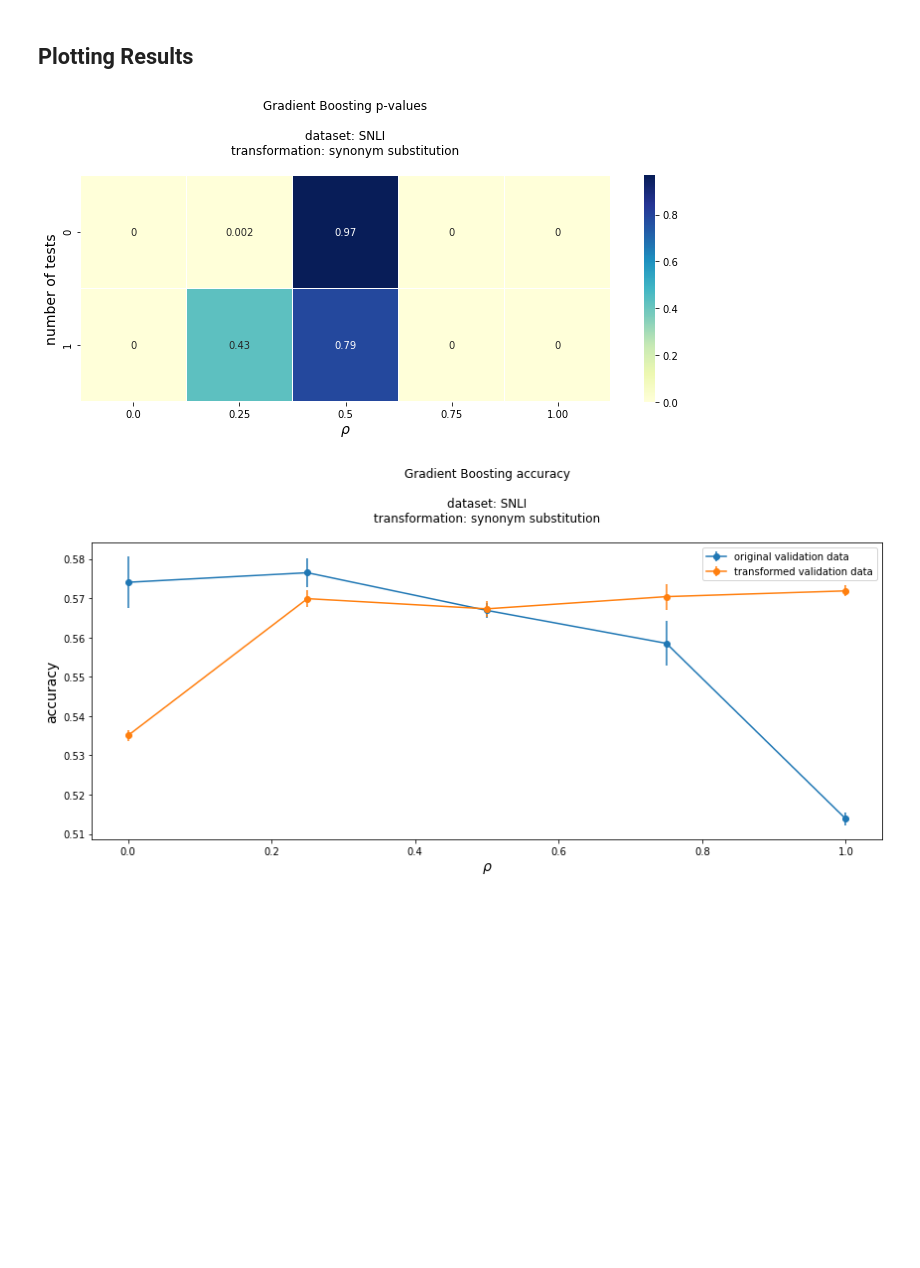
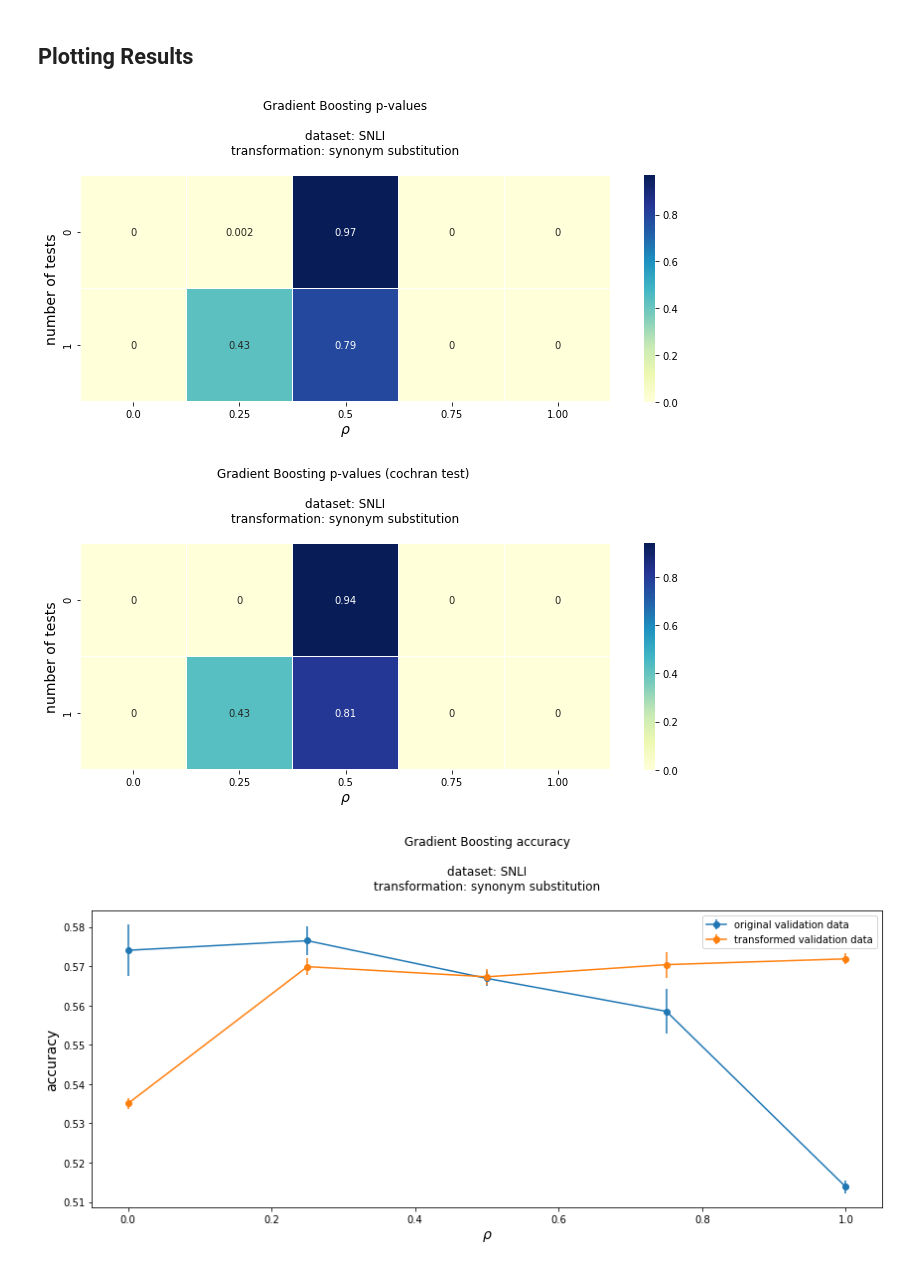
Before and after one commit to lukewanless/looking-for-equivalences, a Jupyter notebook: src/check_results_xgb_p_and_h.ipynb, the cells around one changed output. Cells and saved outputs as stored; diff of their text form; code cells hidden in the pictures; blank space fills up the shorter version.

Commit message:
update xgb snli results part 1

```diff
--- a/src/check_results_xgb_p_and_h.ipynb
+++ b/src/check_results_xgb_p_and_h.ipynb
@@ -60,0 +106,16 @@ show_df(df_rho_1p0)
+# %%
+dfs = [df_rho_0, df_rho_0p25, df_rho_0p5, df_rho_0p75, df_rho_1p0]
+names = ["0.0", "0.25", "0.5", "0.75", "1.00" ]
+
+all_p_values = {}
+for df, name in zip(dfs, names):
+    results = df.p_value
+    all_p_values[name] = results.astype(np.float)
+
+fig, ax = plt.subplots(figsize=(10,5))
+sns.heatmap(pd.DataFrame(all_p_values), annot=True, cmap="YlGnBu", linewidths=0.3, ax=ax);
+ax.set_xlabel(r"$\rho$", fontsize=14);
+ax.set_ylabel("number of tests", fontsize=14);
+ax.set_title("Gradient Boosting p-values\n\ndataset: SNLI\ntransformation: synonym substitution\n");
+fig.tight_layout()
+fig.savefig('figs/gb_p_values_snli_sin_p_h.png', bbox_inches=None, pad_inches=0.5)
@@ -67,7 +130,7 @@ names = ["0.0", "0.25", "0.5", "0.75", "1.00" ]
 all_p_values = {}
 for df, name in zip(dfs, names):
     results = df.p_value
-    all_p_values[name] = results
+    all_p_values[name] = results.astype(np.float)
 
 fig, ax = plt.subplots(figsize=(10,5))
 sns.heatmap(pd.DataFrame(all_p_values), annot=True, cmap="YlGnBu", linewidths=0.3, ax=ax);
@@ -76,6 +139,21 @@ ax.set_ylabel("number of tests", fontsize=14);
 ax.set_title("Gradient Boosting p-values\n\ndataset: SNLI\ntransformation: synonym substitution\n");
 fig.tight_layout()
 fig.savefig('figs/gb_p_values_snli_sin_p_h.png', bbox_inches=None, pad_inches=0.5)
+
+
+all_p_values = {}
+for df, name in zip(dfs, names):
+    results = df.cochran_p_value
+    all_p_values[name] = results.astype(np.float)
+
+
+fig, ax = plt.subplots(figsize=(10,5))
+sns.heatmap(pd.DataFrame(all_p_values), annot=True, cmap="YlGnBu", linewidths=0.3, ax=ax);
+ax.set_xlabel(r"$\rho$", fontsize=14);
+ax.set_ylabel("number of tests", fontsize=14);
+ax.set_title("Gradient Boosting p-values (cochran test) \n\ndataset: SNLI\ntransformation: synonym substitution\n");
+fig.tight_layout()
+fig.savefig('figs/gb_p_values_cochran_snli_sin_p_h.png', bbox_inches=None, pad_inches=0.5)
 
 
 rhos = []
@@ -92,31 +170,32 @@ acc_s = np.array(acc_s)
 acc_t_s = np.array(acc_t_s)
 
 acc_c = ["acc_{}".format(i) for i in range(acc_s.shape[1])]
 acc_t_c = ["acc_t_{}".format(i) for i in range(acc_t_s.shape[1])]
 
 acc = pd.DataFrame(acc_s, index=rhos, columns=acc_c)
 acc.index.name = "rho"
 acc_t = pd.DataFrame(acc_t_s, index=rhos, columns=acc_t_c)
 acc_t.index.name = "rho"
 
 x = acc.mean(1).index
 y = acc.mean(1).values
 error = acc.std(1).values
 
 x_t = acc_t.mean(1).index
 y_t = acc_t.mean(1).values
 error_t = acc_t.std(1).values
 
 
 fig, ax = plt.subplots(figsize=(12,6))
 ax.errorbar(x, y, yerr=error, fmt='-o', label="original validation data");
 ax.errorbar(x_t, y_t, yerr=error_t, fmt='-o', label="transformed validation data");
 ax.legend(loc="best");
 ax.set_xlabel(r"$\rho$", fontsize=14);
 ax.set_ylabel("accuracy", fontsize=14);
 ax.set_title("Gradient Boosting accuracy\n\ndataset: SNLI\ntransformation: synonym substitution\n");
 fig.tight_layout()
 fig.savefig('figs/gb_acc_snli_sin_p_h.png', bbox_inches=None, pad_inches=0.5)
 # %% [output]
 [figure]
-[figure, old version]
+[figure, new version]
+[figure, added]
```
Also changed, not shown: parts of 12 cells of this notebook, 11 other files.
